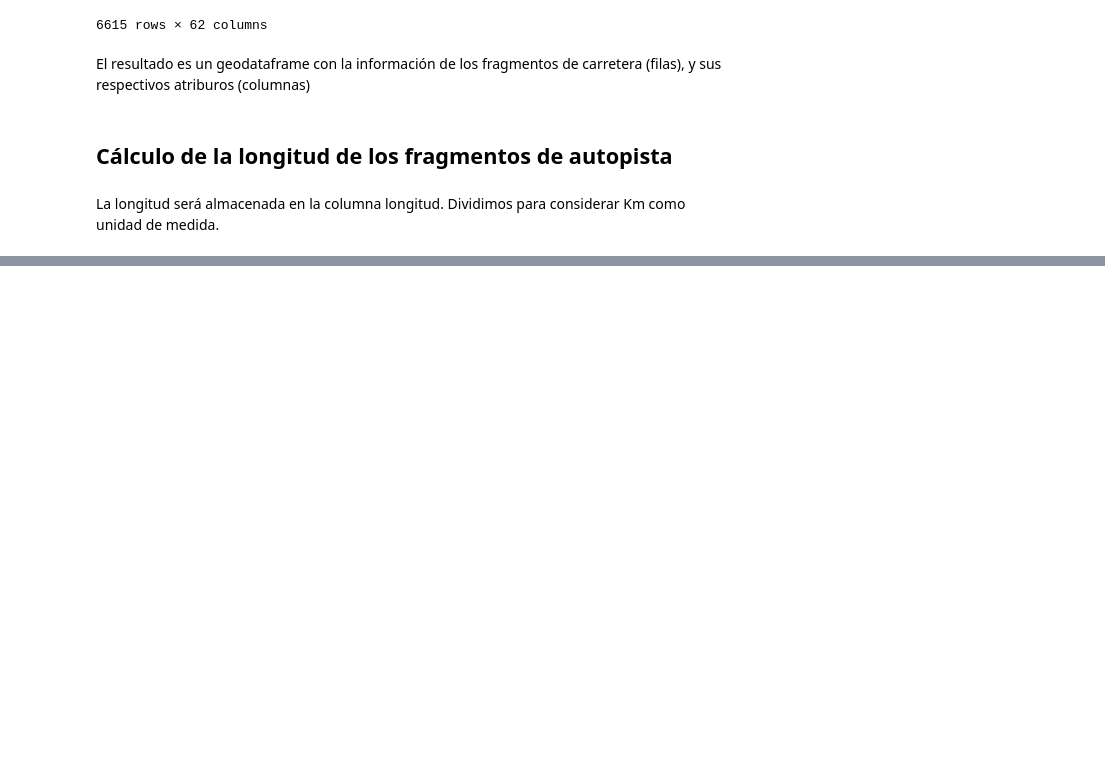
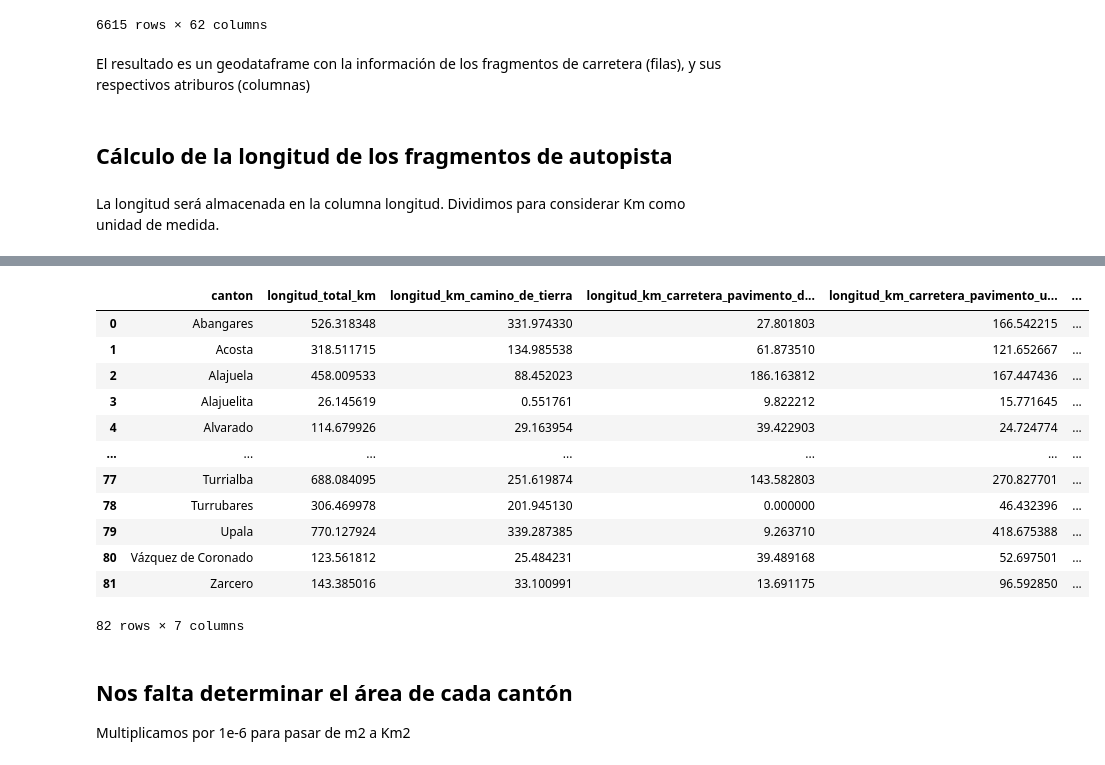
Before and after one commit to jospablo777/datos-geoespaciales-tarea3, a Jupyter notebook: notebooks/RicardoCorrales_AshuinSharma_JosePBarrantes_tarea_3.ipynb, the cells around one changed output, grey strips where cells are left out. Cells and saved outputs as stored; diff of their text form; code cells hidden in the pictures; blank space fills up the shorter version.

Commit message:
Se incluye el código para generar la tabla solicitada en el punto 1 de la tarea.

```diff
--- a/notebooks/RicardoCorrales_AshuinSharma_JosePBarrantes_tarea_3.ipynb
+++ b/notebooks/RicardoCorrales_AshuinSharma_JosePBarrantes_tarea_3.ipynb
@@ -114,5 +114,5 @@ El resultado es un geodataframe con la información de los fragmentos de carrete
 # %% [markdown]
 La longitud será almacenada en la columna longitud. Dividimos para considerar Km como unidad de medida.
 # %%
-red_vial_por_canton['longitud'] = red_vial_por_canton.geometry.to_crs(5367).length / 1000
+red_vial_por_canton['longitud_km'] = red_vial_por_canton.geometry.to_crs(5367).length / 1000
 # %%
@@ -132,0 +135,4 @@ Name: longitud, Length: 6615, dtype: float64
+# %%
+metricas_canton_categoria = red_vial_por_canton.groupby(['canton', 'categoria']).agg(longitud_km=('longitud_km', sum)).reset_index()
+
+metricas_canton_categoria
@@ -132,0 +153,31 @@ Name: longitud, Length: 6615, dtype: float64
+# %%
+# Nuestra df base
+metricas_canton = red_vial_por_canton.groupby(['canton']).agg(longitud_total_km=('longitud_km', sum)).reset_index() # suma todas las carreteras en el cantón, sin discriminar por tipo
+
+# Acá sumamos el total de carretera, discriminando por tipo. Generamos una columna por tipo de carretera
+for categoria_ in metricas_canton_categoria.categoria.unique():
+    temp_df  = metricas_canton_categoria[metricas_canton_categoria.categoria == categoria_].groupby(['canton']).agg(longitud_km=('longitud_km', sum)).reset_index() # filtramos solo por la categoría en cuestión a la hora de hacer la sumatoria
+    col_name = 'longitud_km_' + categoria_.lower().replace(' ', '_') # el nombre de la columna, pasamos a minúscula. También reemplazamos espacios en blanco por guiones bajos
+    temp_df.rename(columns = {'longitud_km': col_name}, inplace = True) # renombramos la columna para
+
+    metricas_canton           = metricas_canton.merge(temp_df, how='left', on='canton') # el método merge() de pandas es equivalente al JOIN de SQL
+    metricas_canton[col_name] = metricas_canton[col_name].fillna(0) # si el tipo de carretera no existe para el cantón, va a devolver NaN con el merge. Para este caso, los NaN pueden ser interpretados como 0
+# %%
+metricas_canton
+# %% [output]
+|  | canton | longitud_total_km | longitud_km_camino_de_tierra | longitud_km_carretera_pavimento_d... | longitud_km_carretera_pavimento_u... | ... |
+| 0 | Abangares | 526.318348 | 331.974330 | 27.801803 | 166.542215 | ... |
+| 1 | Acosta | 318.511715 | 134.985538 | 61.873510 | 121.652667 | ... |
+| 2 | Alajuela | 458.009533 | 88.452023 | 186.163812 | 167.447436 | ... |
+| 3 | Alajuelita | 26.145619 | 0.551761 | 9.822212 | 15.771645 | ... |
+| 4 | Alvarado | 114.679926 | 29.163954 | 39.422903 | 24.724774 | ... |
+| ... | ... | ... | ... | ... | ... | ... |
+| 77 | Turrialba | 688.084095 | 251.619874 | 143.582803 | 270.827701 | ... |
+| 78 | Turrubares | 306.469978 | 201.945130 | 0.000000 | 46.432396 | ... |
+| 79 | Upala | 770.127924 | 339.287385 | 9.263710 | 418.675388 | ... |
+| 80 | Vázquez de Coronado | 123.561812 | 25.484231 | 39.489168 | 52.697501 | ... |
+| 81 | Zarcero | 143.385016 | 33.100991 | 13.691175 | 96.592850 | ... |
+82 rows × 7 columns
+# %% [markdown]
+## Nos falta determinar el área de cada cantón
+Multiplicamos por 1e-6 para pasar de m2 a Km2
```
Also changed, not shown: parts of 7 cells of this notebook.
